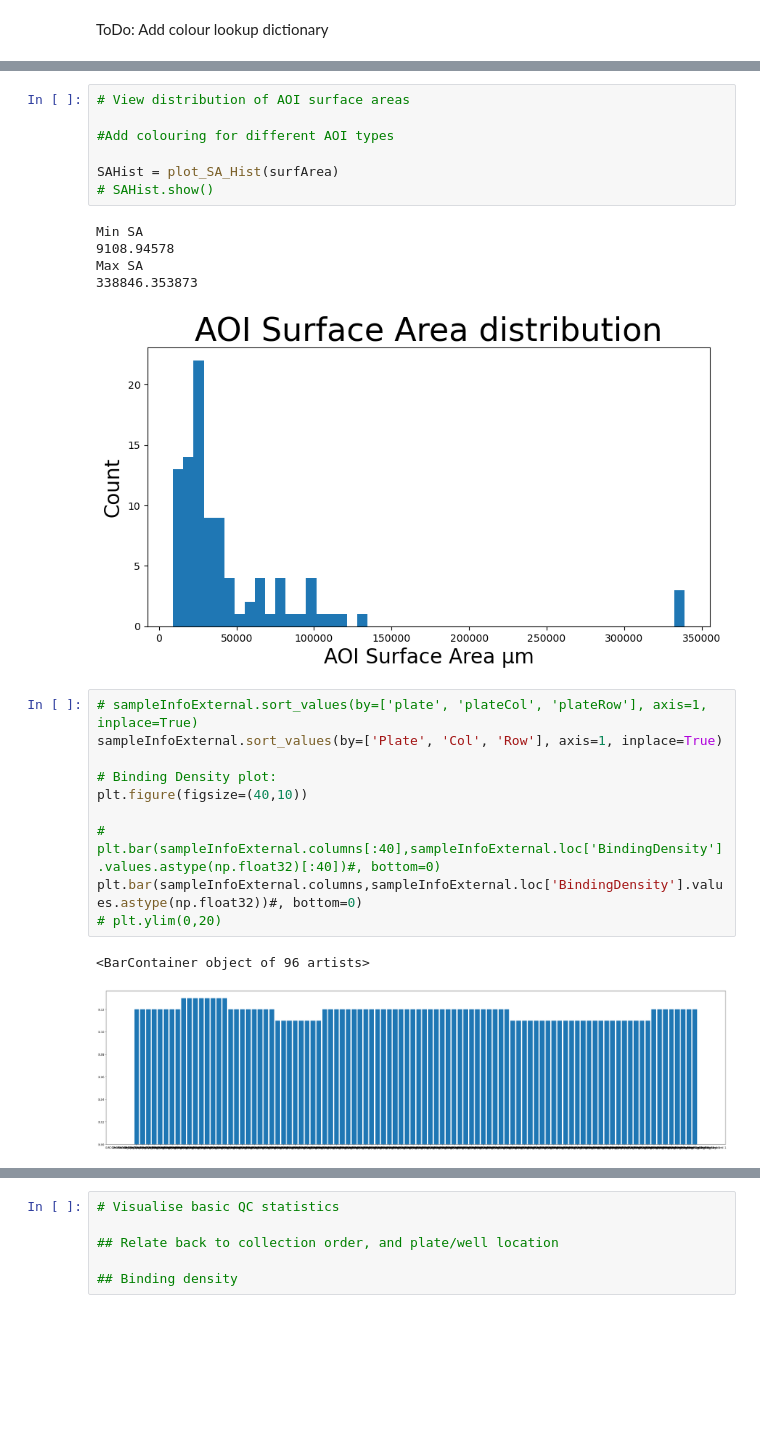
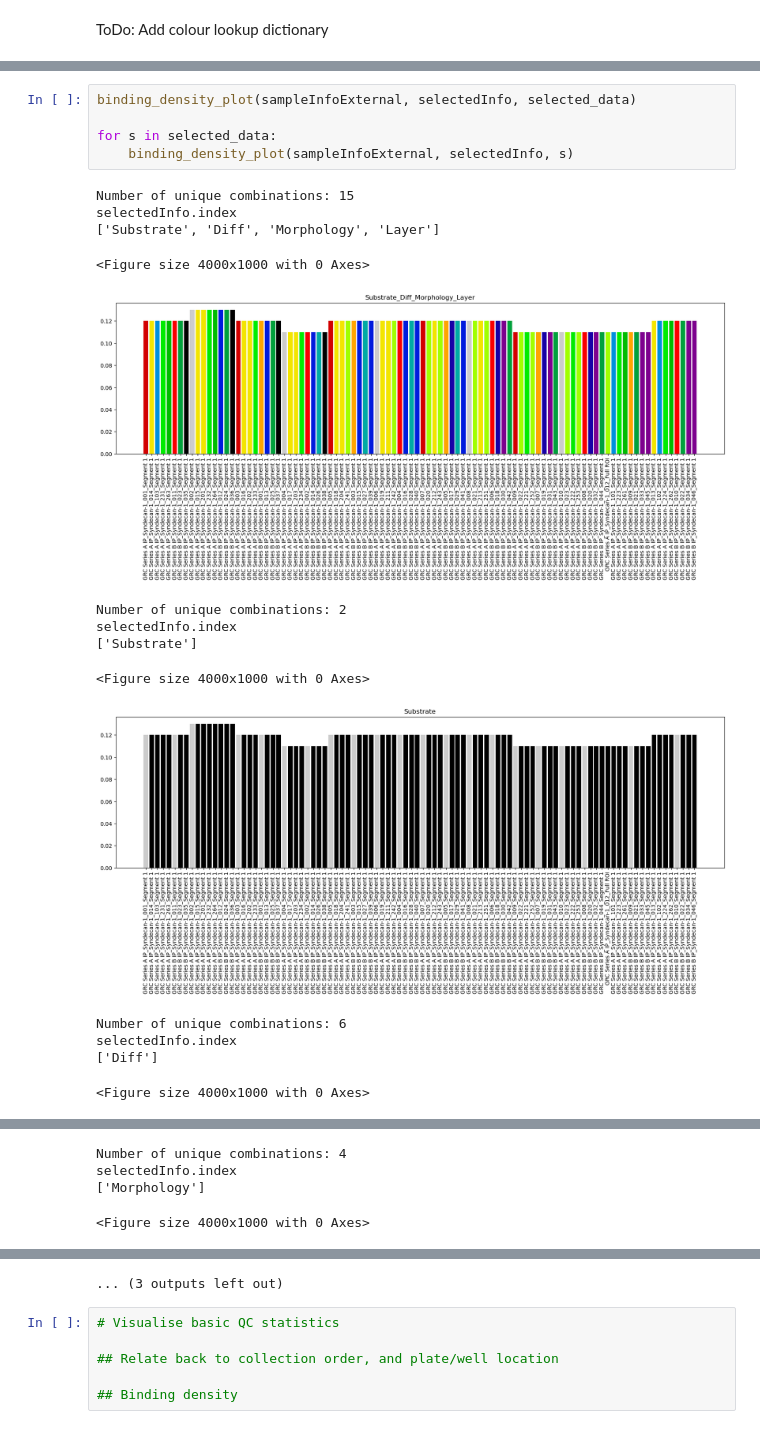
Before and after one commit to kyleupton/DSP_EDA_Protein, a Jupyter notebook: DSP_nCounter_Protein_QC_Git.ipynb, the cells around one changed output, grey strips where cells are left out. Saved outputs shown, nothing was run; the diff lists cells and outputs as text; blank space fills up the shorter version.

Commit message:
binding density plot update

```diff
--- a/DSP_nCounter_Protein_QC_Git.ipynb
+++ b/DSP_nCounter_Protein_QC_Git.ipynb
@@ -1015,29 +1104,23 @@ Spheroid_SD_Nil_Inner
 Spheroid_SD_Nil_Outer
 
 Number of unique combinations: 15
-# %%
-# View distribution of AOI surface areas
-
-#Add colouring for different AOI types
-
-SAHist = plot_SA_Hist(surfArea)
-# SAHist.show()
-# %% [output]
-Min SA
-9108.94578
-Max SA
-338846.353873
-[figure]
-# %%
-# sampleInfoExternal.sort_values(by=['plate', 'plateCol', 'plateRow'], axis=1, inplace=True)
-sampleInfoExternal.sort_values(by=['Plate', 'Col', 'Row'], axis=1, inplace=True)
-
-# Binding Density plot:
-plt.figure(figsize=(40,10))
-
-# plt.bar(sampleInfoExternal.columns[:40],sampleInfoExternal.loc['BindingDensity'].values.astype(np.float32)[:40])#, bottom=0)
-plt.bar(sampleInfoExternal.columns,sampleInfoExternal.loc['BindingDensity'].values.astype(np.float32))#, bottom=0)
-# plt.ylim(0,20)
-# %% [output]
-<BarContainer object of 96 artists>
-[figure, removed]
+# %%
+binding_density_plot(sampleInfoExternal, selectedInfo, selected_data)
+
+for s in selected_data:
+    binding_density_plot(sampleInfoExternal, selectedInfo, s)
+# %% [output]
+Number of unique combinations: 15
+selectedInfo.index
+['Substrate', 'Diff', 'Morphology', 'Layer']
+<Figure size 4000x1000 with 0 Axes>
+[figure, added]
+Number of unique combinations: 2
+selectedInfo.index
+['Substrate']
+<Figure size 4000x1000 with 0 Axes>
+[figure, added]
+Number of unique combinations: 6
+selectedInfo.index
+['Diff']
+<Figure size 4000x1000 with 0 Axes>
@@ -1043,0 +1128,4 @@ plt.bar(sampleInfoExternal.columns,sampleInfoExternal.loc['BindingDensity'].valu
+Number of unique combinations: 4
+selectedInfo.index
+['Morphology']
+<Figure size 4000x1000 with 0 Axes>
@@ -1044,3 +1133,4 @@ plt.bar(sampleInfoExternal.columns,sampleInfoExternal.loc['BindingDensity'].valu
+... (3 outputs left out)
 # %%
 # Visualise basic QC statistics
 
```
Also changed, not shown: parts of 36 cells of this notebook.
